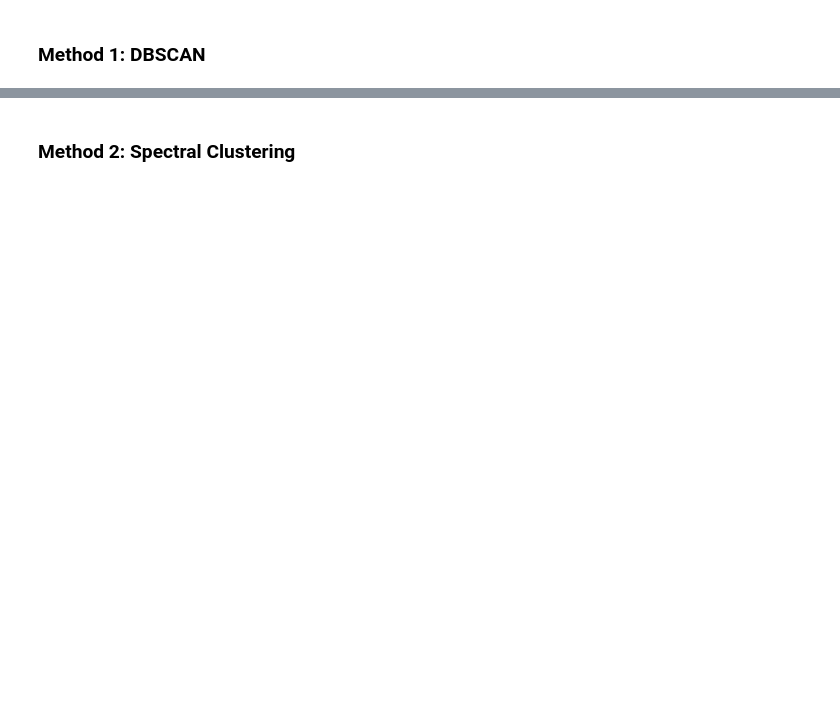
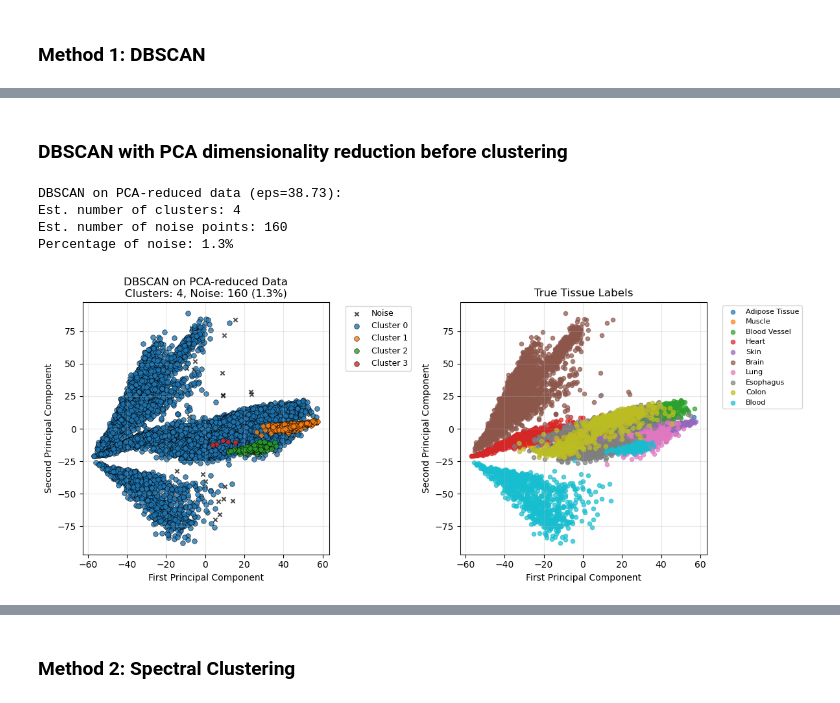
Before and after one commit to emilyekstrum/cu-cpbs-7602, a Jupyter notebook: assignment01/cluster_analysis.ipynb, the cells around one changed output, grey strips where cells are left out. Cells and saved outputs as stored; diff of their text form; code cells hidden in the pictures; blank space fills up the shorter version.

```diff
--- a/assignment01/cluster_analysis.ipynb
+++ b/assignment01/cluster_analysis.ipynb
@@ -35,0 +212,77 @@ standardized_df.head()
+# %% [markdown]
+### DBSCAN with PCA dimensionality reduction before clustering
+# %%
+# PCA with n_components to retain 85% variance
+pca = PCA(n_components=0.85, random_state=42)
+df_pca = pca.fit_transform(df_features)
+
+# n components chosen
+n_components_chosen = pca.n_components_
+print(f"\nNumber of PCA components to retain 85% variance: {n_components_chosen}")
+# %%
+# fit DBSCAN on PCA-reduced data
+dbscan_pca = DBSCAN(eps=best_eps, min_samples=5).fit(df_pca)
+cluster_labels_pca = dbscan_pca.labels_
+# clustering metrics for PCA-reduced data
+n_clusters_pca = len(set(cluster_labels_pca)) - (1 if -1 in cluster_labels_pca else 0)
+n_noise_pca = list(cluster_labels_pca).count(-1)
+print(f'\nDBSCAN on PCA-reduced data (eps={best_eps:.2f}):')
+print(f'Est. number of clusters: {n_clusters_pca}')
+print(f'Est. number of noise points: {n_noise_pca}')
+print(f'Percentage of noise: {n_noise_pca/len(cluster_labels_pca)*100:.1f}%')
+# %% [output]
+DBSCAN on PCA-reduced data (eps=38.73):
+Est. number of clusters: 4
+Est. number of noise points: 160
+Percentage of noise: 1.3%
+# %%
+# plot the clusters
+plt.figure(figsize=(12, 5))
+
+# clustering results - color by cluster
+plt.subplot(1, 2, 1)
+
+unique_labels_pca = set(cluster_labels_pca)
+n_clusters_for_colors_pca = len(unique_labels_pca) - (1 if -1 in unique_labels_pca else 0)
+# colors for each cluster
+if n_clusters_for_colors_pca > 0:
+    cluster_colors_pca = plt.cm.tab10(np.linspace(0, 1, max(10, n_clusters_for_colors_pca)))
+else:
+    cluster_colors_pca = []
+for i, k in enumerate(sorted(unique_labels_pca)):
+    class_member_mask = (cluster_labels_pca == k)
+    xy = df_pca[class_member_mask]
+    if k == -1:
+        # black points = noise
+        plt.scatter(xy[:, 0], xy[:, 1], c='black', marker='x', s=20, alpha=0.7, label='Noise')
+    else:
+        # colored points = clusters
+        color_idx = k % len(cluster_colors_pca) if len(cluster_colors_pca) > 0 else 0
+        plt.scatter(xy[:, 0], xy[:, 1], c=[cluster_colors_pca[color_idx]], marker='o',
+                   s=30, alpha=0.8, label=f'Cluster {k}', edgecolors='black', linewidth=0.5)
+plt.title(f'DBSCAN on PCA-reduced Data\nClusters: {n_clusters_pca}, Noise: {n_noise_pca} ({n_noise_pca/len(cluster_labels_pca)*100:.1f}%)')
+plt.xlabel('First Principal Component')
+plt.ylabel('Second Principal Component')
+plt.legend(bbox_to_anchor=(1.05, 1), loc='upper left', fontsize=9)
+plt.grid(True, alpha=0.3)
+
+# ground truth tissue labels
+plt.subplot(1, 2, 2)
+unique_tissues = tissue_labels.unique()
+tissue_colors = plt.cm.tab10(np.linspace(0, 1, len(unique_tissues)))
+for i, tissue in enumerate(unique_tissues):
+    tissue_mask = (tissue_labels == tissue)
+    xy = df_pca[tissue_mask]
+    plt.scatter(xy[:, 0], xy[:, 1], c=[tissue_colors[i]], marker='o', s=20, alpha=0.7, label=tissue)
+
+plt.title('True Tissue Labels')
+plt.xlabel('First Principal Component')
+plt.ylabel('Second Principal Component')
+plt.legend(bbox_to_anchor=(1.05, 1), loc='upper left', fontsize=8)
+plt.grid(True, alpha=0.3)
+
+
+plt.tight_layout()
+plt.show()
+# %% [output]
+[figure, added]
```
Also changed, not shown: parts of 8 cells of this notebook.
